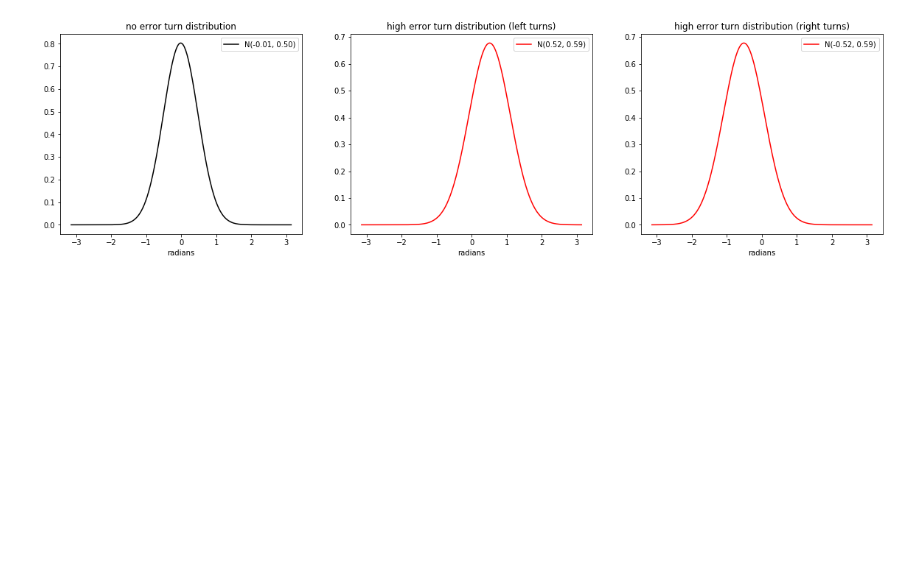
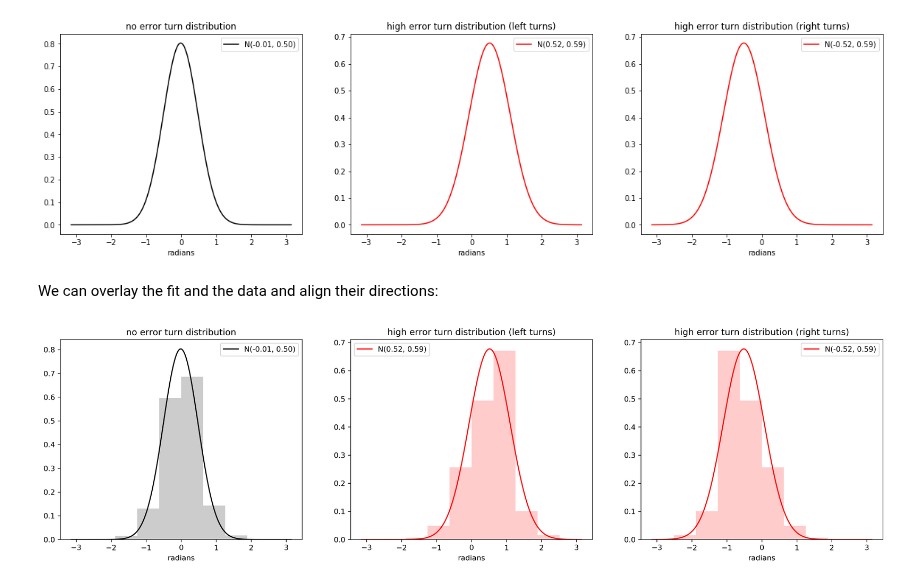
Before and after one commit to diptodip/brightfish, a Jupyter notebook: experiments/match_data.ipynb, the cells around one changed output. Cells and saved outputs as stored; diff of their text form; code cells hidden in the pictures; blank space fills up the shorter version.

Commit message:
Add overlay turn distribution plot

```diff
--- a/experiments/match_data.ipynb
+++ b/experiments/match_data.ipynb
@@ -81,3 +81,42 @@ ax.legend()
 plt.show()
 # %% [output]
 [figure]
+# %% [markdown]
+We can overlay the fit and the data and align their directions:
+# %%
+radians = np.linspace(-np.pi, np.pi, num=360, endpoint=True)
+
+def normal_pdf(x, mu, sigma):
+    return (1 / (sigma * np.sqrt(2 * np.pi))
+            * np.exp(-(x - mu)**2 / (2 * sigma**2)))
+
+fig, axes = plt.subplots(nrows=1, ncols=3, figsize=(20, 5), dpi=300)
+ax = axes[0]
+ax.hist(np.radians(np.array(turning_distributions['no_error'])), color='black', range=(-np.pi, np.pi), density=True, alpha=0.2)
+mu = np.radians(np.mean(-np.array(turning_distributions['no_error'])))
+sigma = np.radians(np.std(-np.array(turning_distributions['no_error'])))
+ax.plot(radians, normal_pdf(radians, mu, sigma), label=f"N({mu:.2f}, {sigma:.2f})", color='black')
+ax.set_xlabel('radians')
+ax.set_title('no error turn distribution')
+ax.legend()
+
+ax = axes[1]
+ax.hist(-1 * np.radians(np.array(turning_distributions['high_error'])), color='red', range=(-np.pi, np.pi), density=True, alpha=0.2)
+mu = np.radians(np.mean(-np.array(turning_distributions['high_error'])))
+sigma = np.radians(np.std(-np.array(turning_distributions['high_error'])))
+ax.plot(radians, normal_pdf(radians, mu, sigma), label=f"N({mu:.2f}, {sigma:.2f})", color='red')
+ax.set_xlabel('radians')
+ax.set_title('high error turn distribution (left turns)')
+ax.legend()
+
+ax = axes[2]
+ax.hist(np.radians(np.array(turning_distributions['high_error'])), color='red', range=(-np.pi, np.pi), density=True, alpha=0.2)
+mu = np.radians(np.mean(turning_distributions['high_error']))
+sigma = np.radians(np.std(turning_distributions['high_error']))
+ax.plot(radians, normal_pdf(radians, mu, sigma), label=f"N({mu:.2f}, {sigma:.2f})", color='red')
+ax.set_xlabel('radians')
+ax.set_title('high error turn distribution (right turns)')
+ax.legend()
+plt.show()
+# %% [output]
+[figure, added]
```
